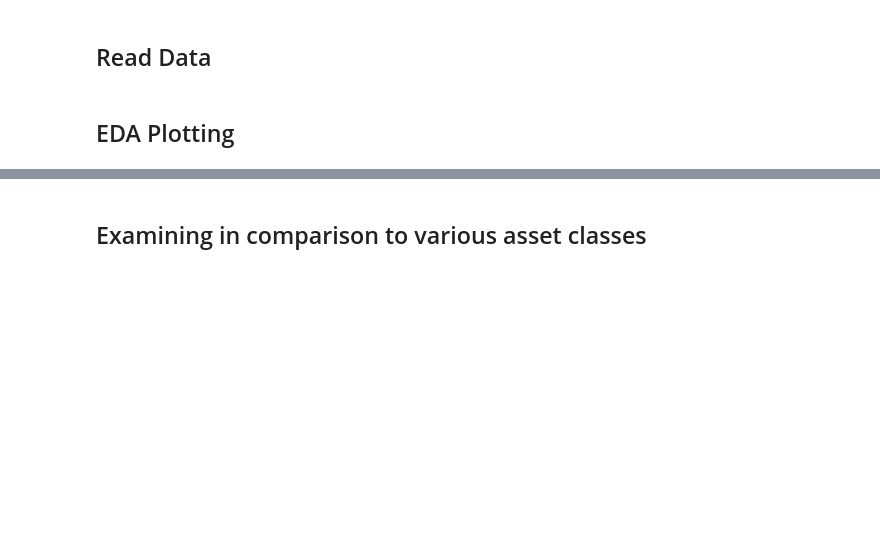
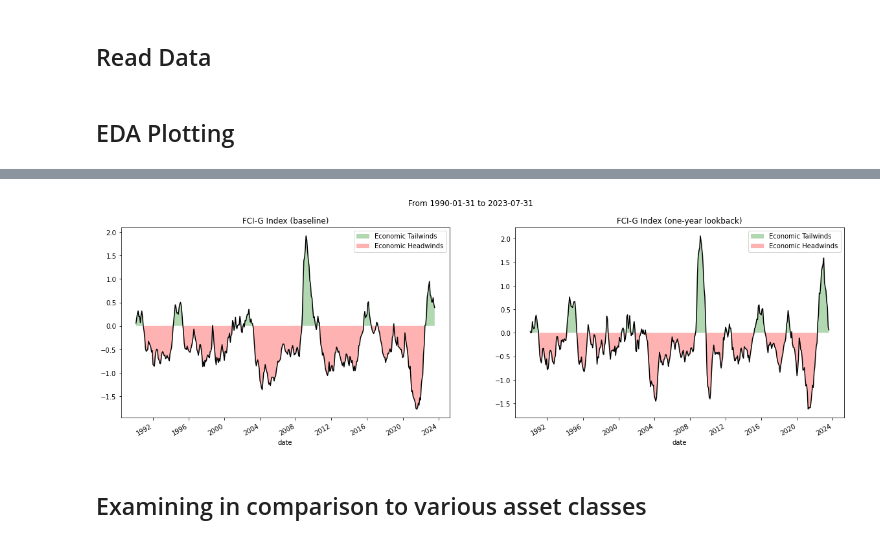
Before and after one commit to diegodalvarez/NYFedFinancialsCondition, a Jupyter notebook: model.ipynb, the cells around one changed output, grey strips where cells are left out. Cells and saved outputs as stored; diff of their text form; code cells hidden in the pictures; blank space fills up the shorter version.

```diff
--- a/model.ipynb
+++ b/model.ipynb
@@ -109,3 +43,51 @@ plt.show()
+# %%
+fig, axes = plt.subplots(ncols = 2, figsize = (20, 6))
+
+df_plot_tmp = (df.assign(
+    date = lambda x: pd.to_datetime(x.date)).
+    set_index("date").
+    sort_index().
+    rename(columns = ny_fed_collect.inv_column_renamer))
+
+for i, col in enumerate(df_plot_tmp.columns):
+
+    (df_plot_tmp[
+        col].
+        plot(
+            ax = axes[i],
+            color = "black",
+            title = col))
+
+    axes[i].fill_between(
+        x = df_plot_tmp.index.values,
+        y1 = df_plot_tmp[col].values,
+        y2 = 0,
+        where = df_plot_tmp[col].values > 0,
+        facecolor = "green",
+        alpha = 0.3)
+
+    axes[i].fill_between(
+        x = df_plot_tmp.index.values,
+        y1 = df_plot_tmp[col].values,
+        y2 = 0,
+        where = df_plot_tmp[col].values < 0,
+        facecolor = "red",
+        alpha = 0.3)
+
+legend_elements = [
+    Patch(facecolor = "green", alpha = 0.3, label = "Economic Tailwinds"),
+    Patch(facecolor = "red", alpha = 0.3, label = "Economic Headwinds")]
+
+axes[0].legend(handles = legend_elements)
+axes[1].legend(handles = legend_elements)
+
+fig.suptitle("From {} to {}".format(
+    df.date.min().date(),
+    df.date.max().date()))
+
+plt.show()
+# %% [output]
+[figure, added]
 # %% [markdown]
 ## Examining in comparison to various asset classes
 # %% [markdown]
```
Also changed, not shown: parts of 20 cells of this notebook.
